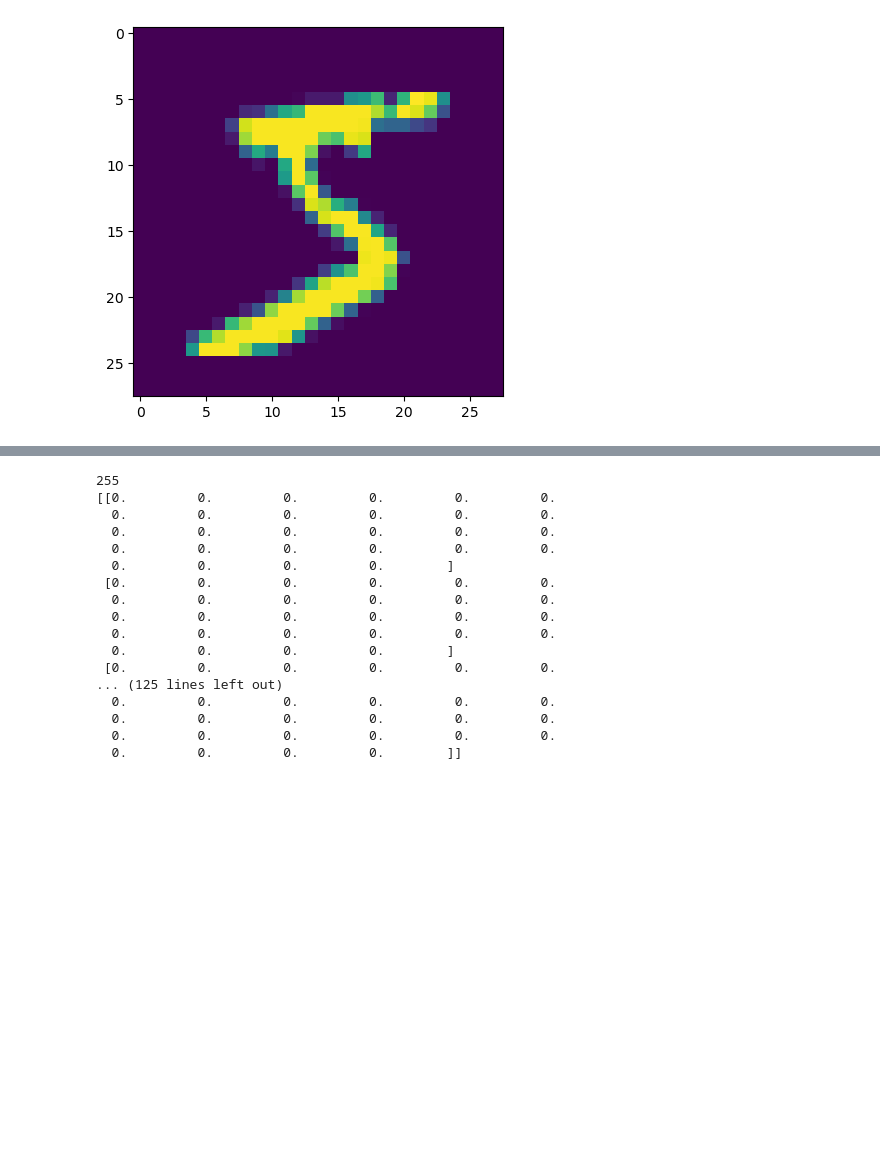
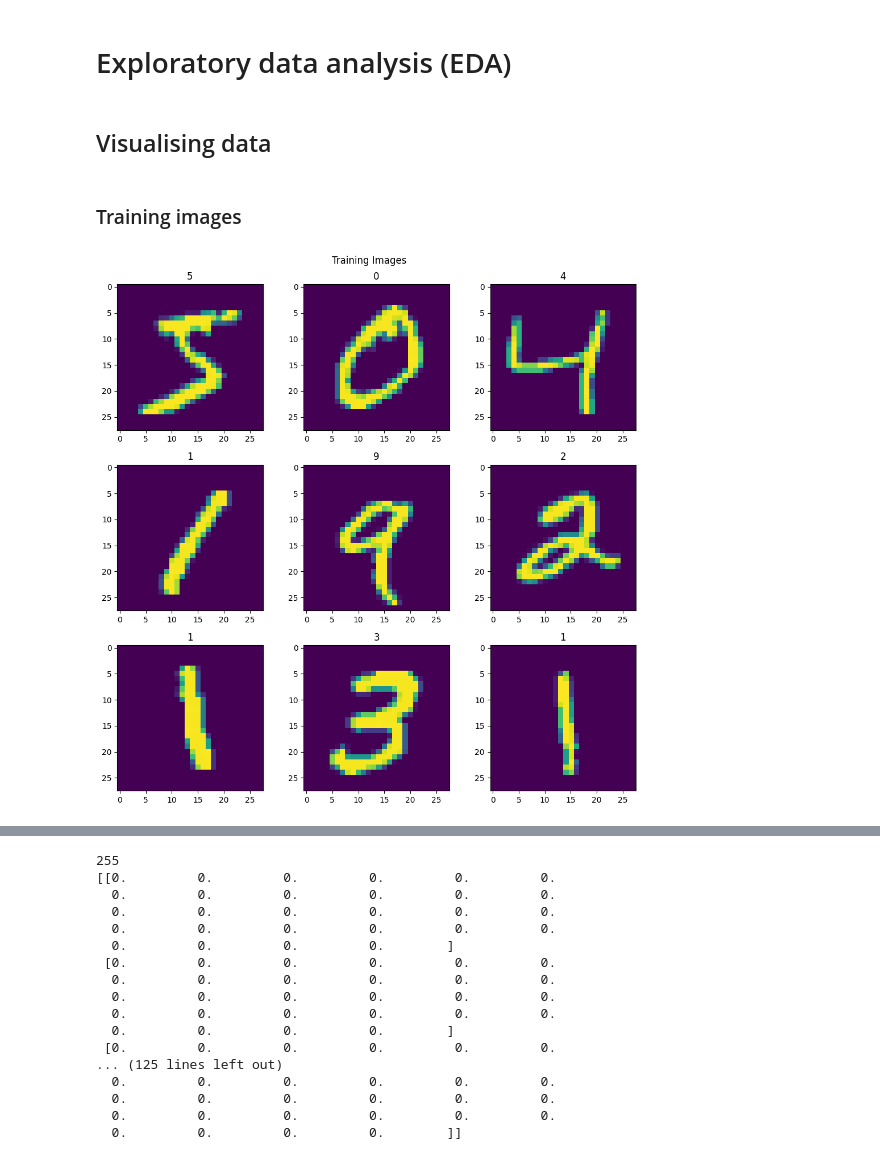
Before and after one commit to ab23ms233/deep-learning, a Jupyter notebook: mnist_analysis.ipynb, the cells around one changed output, grey strips where cells are left out. Cells and saved outputs as stored; diff of their text form; code cells hidden in the pictures; blank space fills up the shorter version.

Commit message:
MNIST analysis

```diff
--- a/mnist_analysis.ipynb
+++ b/mnist_analysis.ipynb
@@ -22,7 +30,21 @@ print(y_train)
 (60000, 28, 28)
 [5 0 4 ... 5 6 8]
-# %%
-plt.imshow(X_train[0])
-plt.show()
-# %% [output]
-[figure, removed]
+# %% [markdown]
+# Exploratory data analysis (EDA)
+# %% [markdown]
+## Visualising data
+# %% [markdown]
+### Training images
+# %%
+plt.figure(figsize=(10, 10))
+
+for i in range(9):
+    plt.subplot(3, 3, i+1)
+    plt.imshow(X_train[i])
+    plt.title(y_train[i])
+
+plt.suptitle("Training Images")
+plt.tight_layout()
+plt.show()
+# %% [output]
+[figure, added]
```
Also changed, not shown: parts of 55 cells of this notebook.
